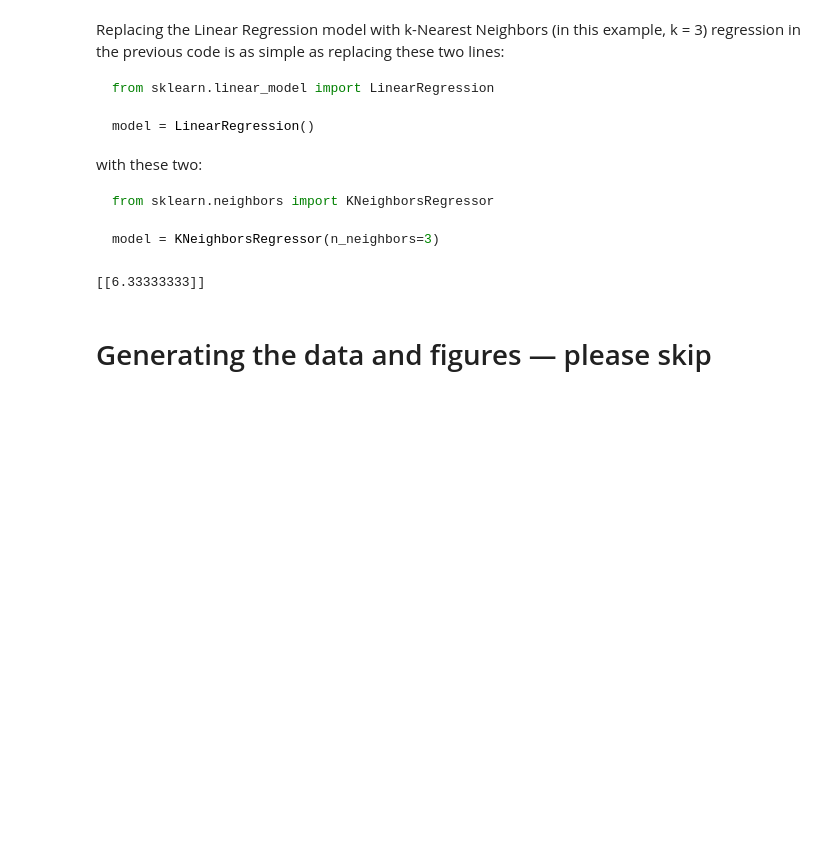
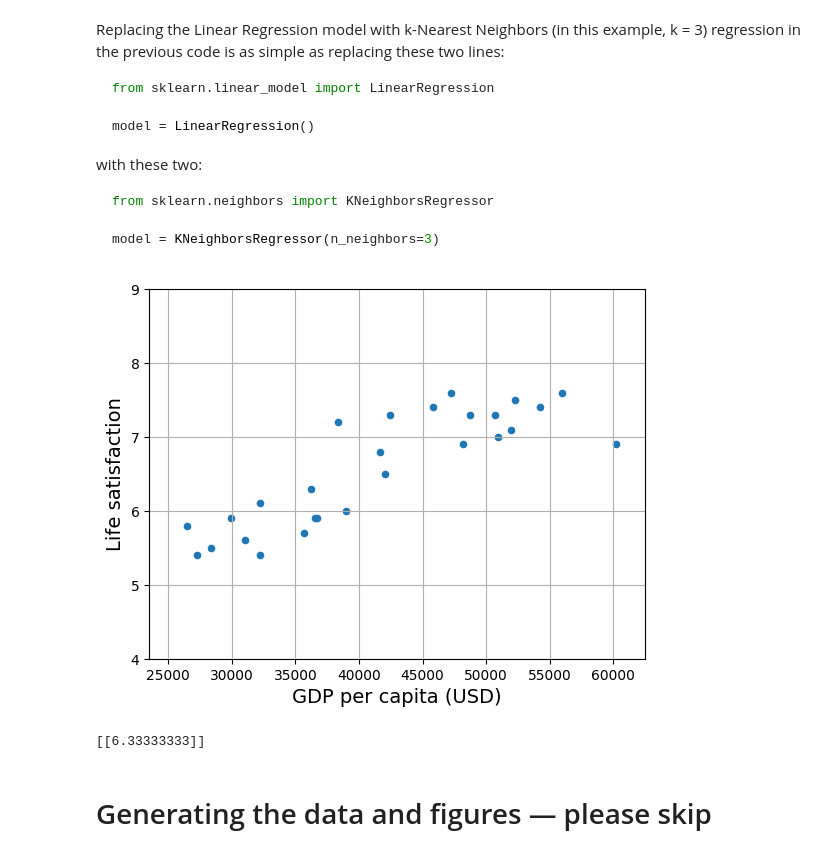
Before and after one commit to amlei/handson-ml3, a Jupyter notebook: 01_the_machine_learning_landscape.ipynb, the cells around one changed output. Saved outputs shown, nothing was run; the diff lists cells and outputs as text; code cells hidden in the pictures; blank space fills up the shorter version.

````diff
--- a/01_the_machine_learning_landscape.ipynb
+++ b/01_the_machine_learning_landscape.ipynb
@@ -95,19 +87,20 @@ from sklearn.neighbors import KNeighborsRegressor
 
 model = KNeighborsRegressor(n_neighbors=3)
 ```
-# %%
-# Select a 3-Nearest Neighbors regression model
-from sklearn.neighbors import KNeighborsRegressor
-
-model = KNeighborsRegressor(n_neighbors=3)
-
-# Train the model
-model.fit(X, y)
-
-# Make a prediction for Cyprus
-print(model.predict(X_new)) # outputs [[6.33333333]]
-# %% [output]
-[[6.33333333]]
+# %%
+from sklearn.neighbors import KNeighborsRegressor
+
+lifesat.plot(kind='scatter', grid=True, x="GDP per capita (USD)", y="Life satisfaction")
+
+plt.axis([23_500, 62_500, 4, 9])
+plt.show()
+model = KNeighborsRegressor(n_neighbors=3)
+
+model.fit(X, y)
+print(model.predict(X_new))
+# %% [output]
+[figure, added]
+[[6.33333333]]
 # %% [markdown]
 # Generating the data and figures — please skip
 # %% [markdown]
````
Also changed, not shown: parts of 2 cells of this notebook.
